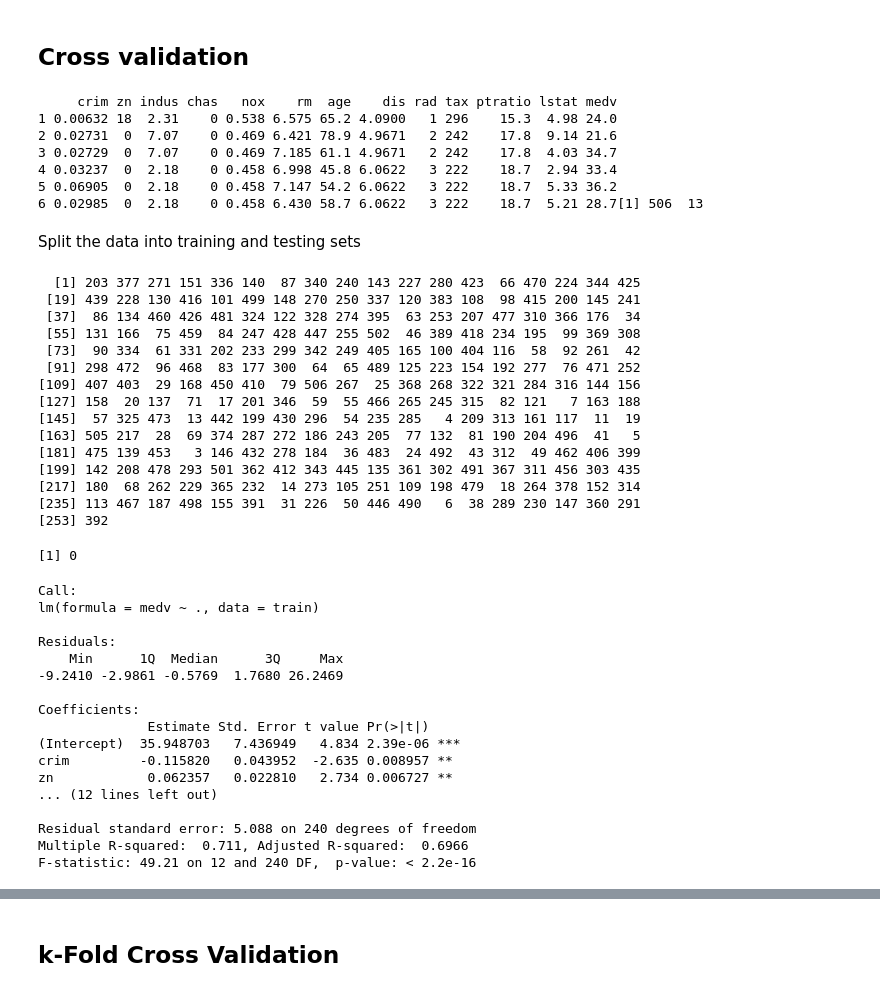
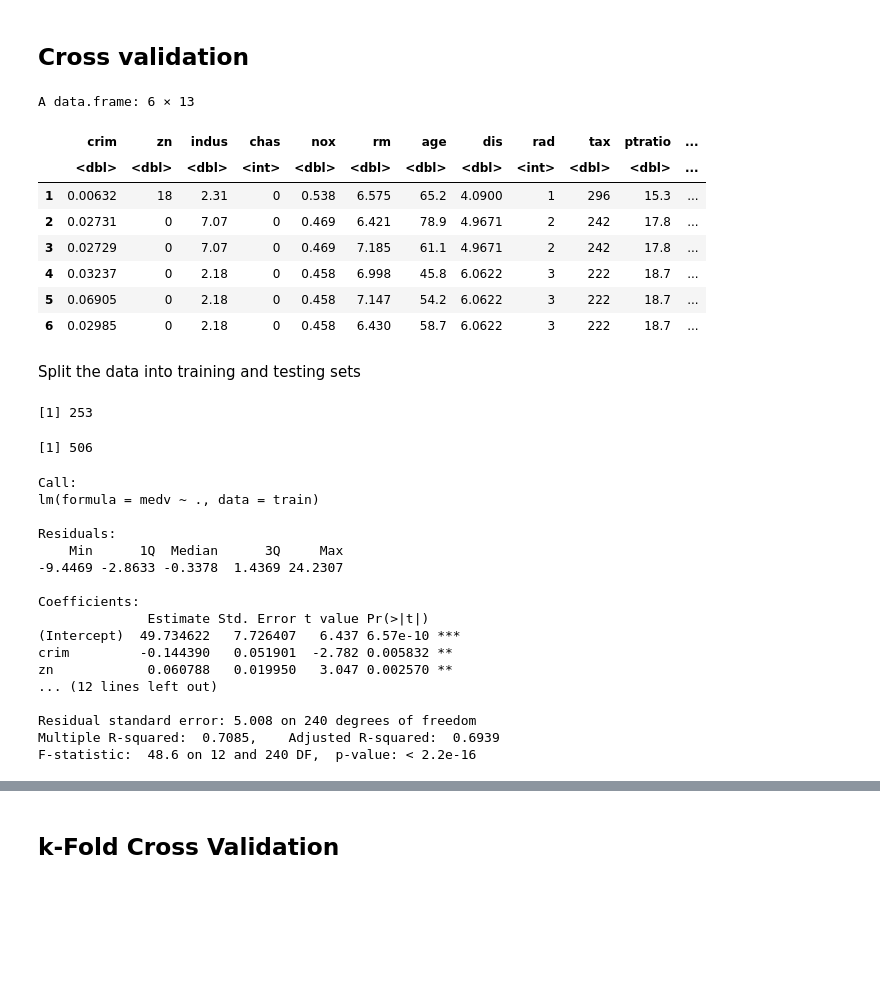
Before and after one commit to STAT380/week7, a Jupyter notebook: crossvalidation.ipynb, the cells around one changed output, grey strips where cells are left out. Cells and saved outputs as stored; diff of their text form; code cells hidden in the pictures; blank space fills up the shorter version.

```diff
--- a/crossvalidation.ipynb
+++ b/crossvalidation.ipynb
@@ -36,31 +35,22 @@ Attaching package: 'caret'The following object is masked from 'package:purrr':
 # %% [markdown]
 ## Cross validation
 # %%
+df <- Boston %>% drop_na()
+head(df)
 # %% [output]
-     crim zn indus chas   nox    rm  age    dis rad tax ptratio lstat medv
-1 0.00632 18  2.31    0 0.538 6.575 65.2 4.0900   1 296    15.3  4.98 24.0
-2 0.02731  0  7.07    0 0.469 6.421 78.9 4.9671   2 242    17.8  9.14 21.6
-3 0.02729  0  7.07    0 0.469 7.185 61.1 4.9671   2 242    17.8  4.03 34.7
-4 0.03237  0  2.18    0 0.458 6.998 45.8 6.0622   3 222    18.7  2.94 33.4
-5 0.06905  0  2.18    0 0.458 7.147 54.2 6.0622   3 222    18.7  5.33 36.2
-6 0.02985  0  2.18    0 0.458 6.430 58.7 6.0622   3 222    18.7  5.21 28.7[1] 506  13
+A data.frame: 6 × 13
+|  | crim | zn | indus | chas | nox | rm | age | dis | rad | tax | ptratio | ... |
+|  | <dbl> | <dbl> | <dbl> | <int> | <dbl> | <dbl> | <dbl> | <dbl> | <int> | <dbl> | <dbl> | ... |
+| 1 | 0.00632 | 18 | 2.31 | 0 | 0.538 | 6.575 | 65.2 | 4.0900 | 1 | 296 | 15.3 | ... |
+| 2 | 0.02731 | 0 | 7.07 | 0 | 0.469 | 6.421 | 78.9 | 4.9671 | 2 | 242 | 17.8 | ... |
+| 3 | 0.02729 | 0 | 7.07 | 0 | 0.469 | 7.185 | 61.1 | 4.9671 | 2 | 242 | 17.8 | ... |
+| 4 | 0.03237 | 0 | 2.18 | 0 | 0.458 | 6.998 | 45.8 | 6.0622 | 3 | 222 | 18.7 | ... |
+| 5 | 0.06905 | 0 | 2.18 | 0 | 0.458 | 7.147 | 54.2 | 6.0622 | 3 | 222 | 18.7 | ... |
+| 6 | 0.02985 | 0 | 2.18 | 0 | 0.458 | 6.430 | 58.7 | 6.0622 | 3 | 222 | 18.7 | ... |
 # %% [markdown]
 Split the data into training and testing sets
 # %%
 # randomly sample half of the data
+fold <- sample(1:nrow(df), nrow(df)/2)
 # %% [output]
-  [1] 203 377 271 151 336 140  87 340 240 143 227 280 423  66 470 224 344 425
- [19] 439 228 130 416 101 499 148 270 250 337 120 383 108  98 415 200 145 241
- [37]  86 134 460 426 481 324 122 328 274 395  63 253 207 477 310 366 176  34
- [55] 131 166  75 459  84 247 428 447 255 502  46 389 418 234 195  99 369 308
- [73]  90 334  61 331 202 233 299 342 249 405 165 100 404 116  58  92 261  42
- [91] 298 472  96 468  83 177 300  64  65 489 125 223 154 192 277  76 471 252
-[109] 407 403  29 168 450 410  79 506 267  25 368 268 322 321 284 316 144 156
-[127] 158  20 137  71  17 201 346  59  55 466 265 245 315  82 121   7 163 188
-[145]  57 325 473  13 442 199 430 296  54 235 285   4 209 313 161 117  11  19
-[163] 505 217  28  69 374 287 272 186 243 205  77 132  81 190 204 496  41   5
-[181] 475 139 453   3 146 432 278 184  36 483  24 492  43 312  49 462 406 399
-[199] 142 208 478 293 501 362 412 343 445 135 361 302 491 367 311 456 303 435
-[217] 180  68 262 229 365 232  14 273 105 251 109 198 479  18 264 378 152 314
-[235] 113 467 187 498 155 391  31 226  50 446 490   6  38 289 230 147 360 291
-[253] 392
+[1] 253
@@ -67,22 +60,25 @@ Split the data into training and testing sets
 # %%
+nrow(train) + nrow(test)
 # %% [output]
-[1] 0
+[1] 506
 # %%
+mod1 <- lm(medv ~ ., data = train)
+summary(mod1)
 # %% [output]
 Call:
 lm(formula = medv ~ ., data = train)
 
 Residuals:
     Min      1Q  Median      3Q     Max
--9.2410 -2.9861 -0.5769  1.7680 26.2469
+-9.4469 -2.8633 -0.3378  1.4369 24.2307
 
 Coefficients:
               Estimate Std. Error t value Pr(>|t|)
-(Intercept)  35.948703   7.436949   4.834 2.39e-06 ***
-crim         -0.115820   0.043952  -2.635 0.008957 **
-zn            0.062357   0.022810   2.734 0.006727 **
+(Intercept)  49.734622   7.726407   6.437 6.57e-10 ***
+crim         -0.144390   0.051901  -2.782 0.005832 **
+zn            0.060788   0.019950   3.047 0.002570 **
 ... (12 lines left out)
 
-Residual standard error: 5.088 on 240 degrees of freedom
-Multiple R-squared:  0.711, Adjusted R-squared:  0.6966
-F-statistic: 49.21 on 12 and 240 DF,  p-value: < 2.2e-16
+Residual standard error: 5.008 on 240 degrees of freedom
+Multiple R-squared:  0.7085,    Adjusted R-squared:  0.6939
+F-statistic:  48.6 on 12 and 240 DF,  p-value: < 2.2e-16
```
Also changed, not shown: parts of 13 cells of this notebook, 2 other files.
